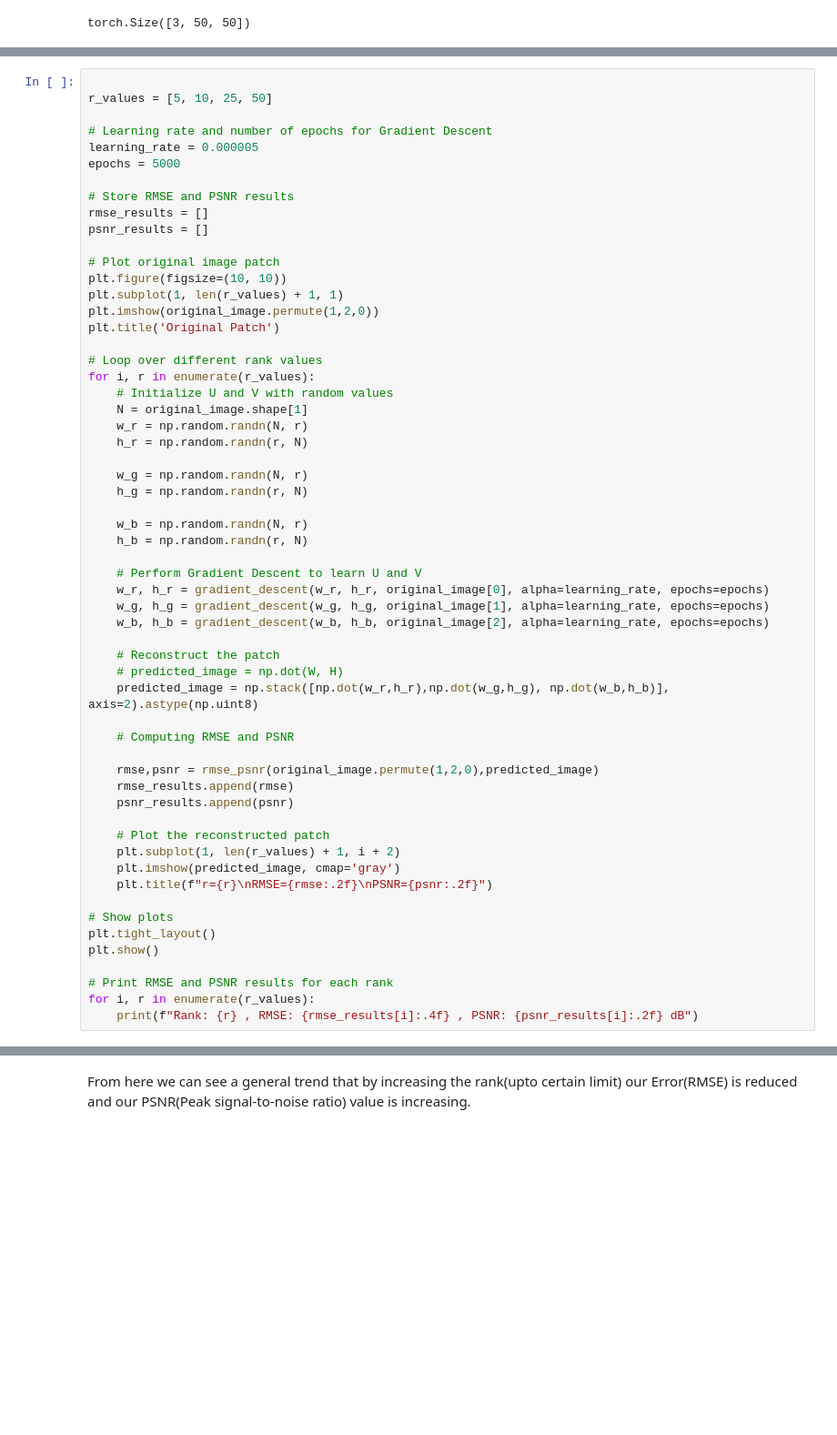
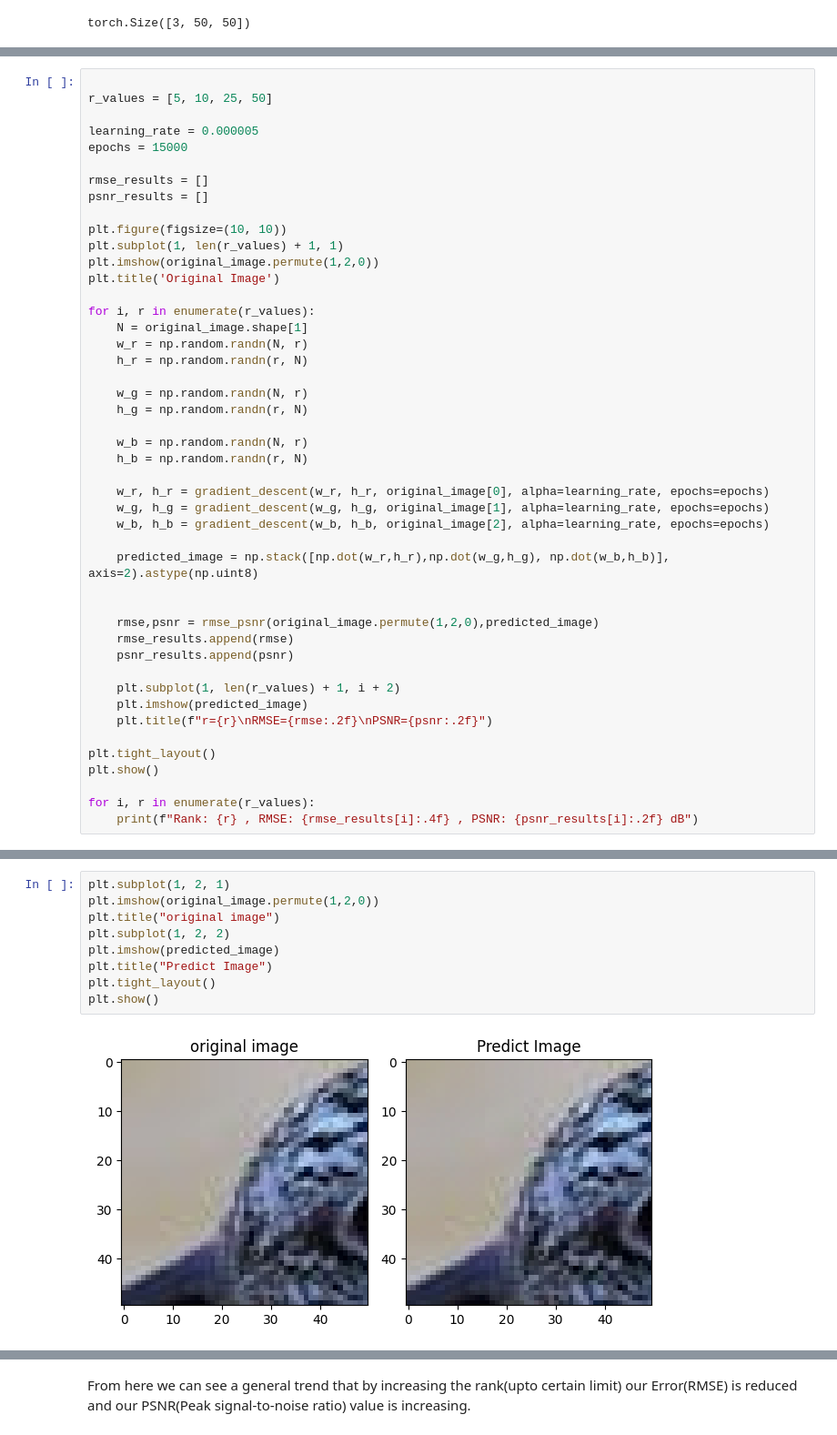
Before and after one commit to Naveen-Pal/es335-24-fall-assignment-2, a Jupyter notebook: task5.ipynb, the cells around one changed output, grey strips where cells are left out. Shown at 91% size. Cells and saved outputs as stored; diff of their text form; blank space fills up the shorter version.

```diff
--- a/task5.ipynb
+++ b/task5.ipynb
@@ -61,23 +114,18 @@ torch.Size([3, 50, 50])
 
 r_values = [5, 10, 25, 50]
 
-# Learning rate and number of epochs for Gradient Descent
 learning_rate = 0.000005
-epochs = 5000
+epochs = 15000
 
-# Store RMSE and PSNR results
 rmse_results = []
 psnr_results = []
 
-# Plot original image patch
 plt.figure(figsize=(10, 10))
 plt.subplot(1, len(r_values) + 1, 1)
 plt.imshow(original_image.permute(1,2,0))
-plt.title('Original Patch')
+plt.title('Original Image')
 
-# Loop over different rank values
 for i, r in enumerate(r_values):
-    # Initialize U and V with random values
     N = original_image.shape[1]
     w_r = np.random.randn(N, r)
     h_r = np.random.randn(r, N)
@@ -88,31 +136,24 @@ for i, r in enumerate(r_values):
     w_b = np.random.randn(N, r)
     h_b = np.random.randn(r, N)
 
-    # Perform Gradient Descent to learn U and V
     w_r, h_r = gradient_descent(w_r, h_r, original_image[0], alpha=learning_rate, epochs=epochs)
     w_g, h_g = gradient_descent(w_g, h_g, original_image[1], alpha=learning_rate, epochs=epochs)
     w_b, h_b = gradient_descent(w_b, h_b, original_image[2], alpha=learning_rate, epochs=epochs)
 
-    # Reconstruct the patch
-    # predicted_image = np.dot(W, H)
     predicted_image = np.stack([np.dot(w_r,h_r),np.dot(w_g,h_g), np.dot(w_b,h_b)], axis=2).astype(np.uint8)
 
-    # Computing RMSE and PSNR
 
     rmse,psnr = rmse_psnr(original_image.permute(1,2,0),predicted_image)
     rmse_results.append(rmse)
     psnr_results.append(psnr)
 
-    # Plot the reconstructed patch
     plt.subplot(1, len(r_values) + 1, i + 2)
-    plt.imshow(predicted_image, cmap='gray')
+    plt.imshow(predicted_image)
     plt.title(f"r={r}\nRMSE={rmse:.2f}\nPSNR={psnr:.2f}")
 
-# Show plots
 plt.tight_layout()
 plt.show()
 
-# Print RMSE and PSNR results for each rank
 for i, r in enumerate(r_values):
     print(f"Rank: {r} , RMSE: {rmse_results[i]:.4f} , PSNR: {psnr_results[i]:.2f} dB")
 # %% [output]
@@ -224,0 +173,11 @@ tensor(0)
+# %%
+plt.subplot(1, 2, 1)
+plt.imshow(original_image.permute(1,2,0))
+plt.title("original image")
+plt.subplot(1, 2, 2)
+plt.imshow(predicted_image)
+plt.title("Predict Image")
+plt.tight_layout()
+plt.show()
+# %% [output]
+[figure, added]
```
Also changed, not shown: parts of 17 cells of this notebook, 1 other file.
